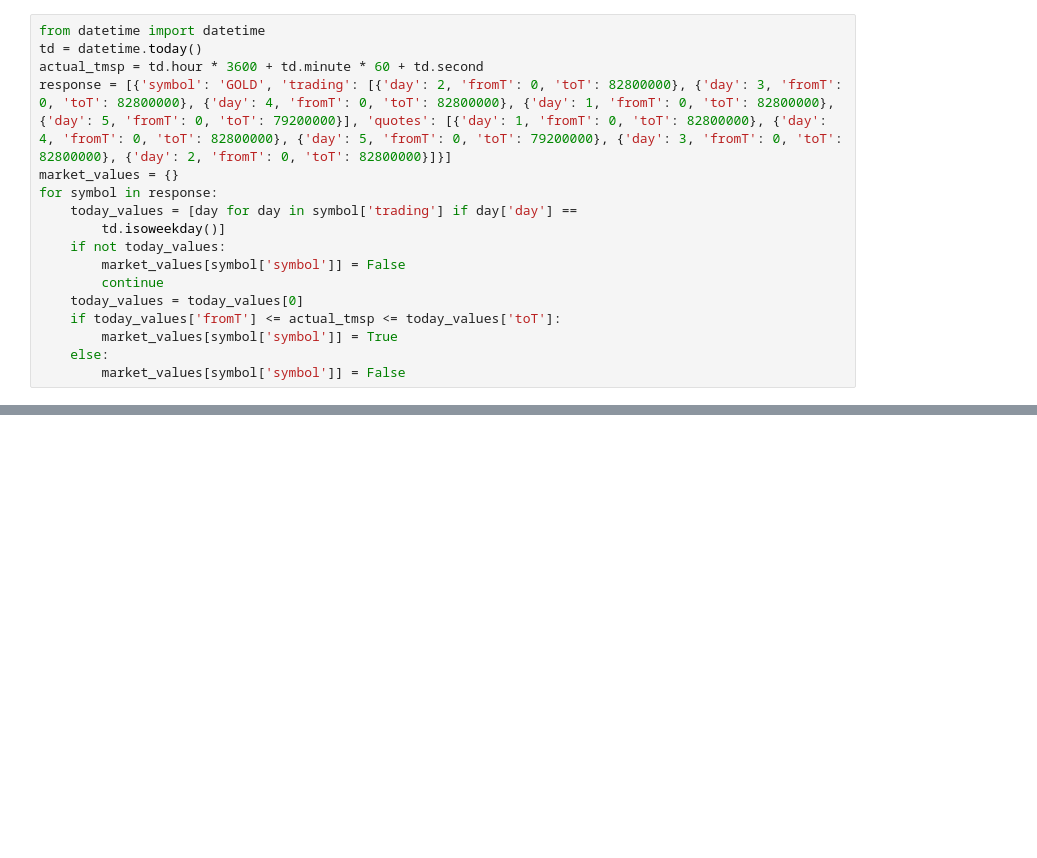
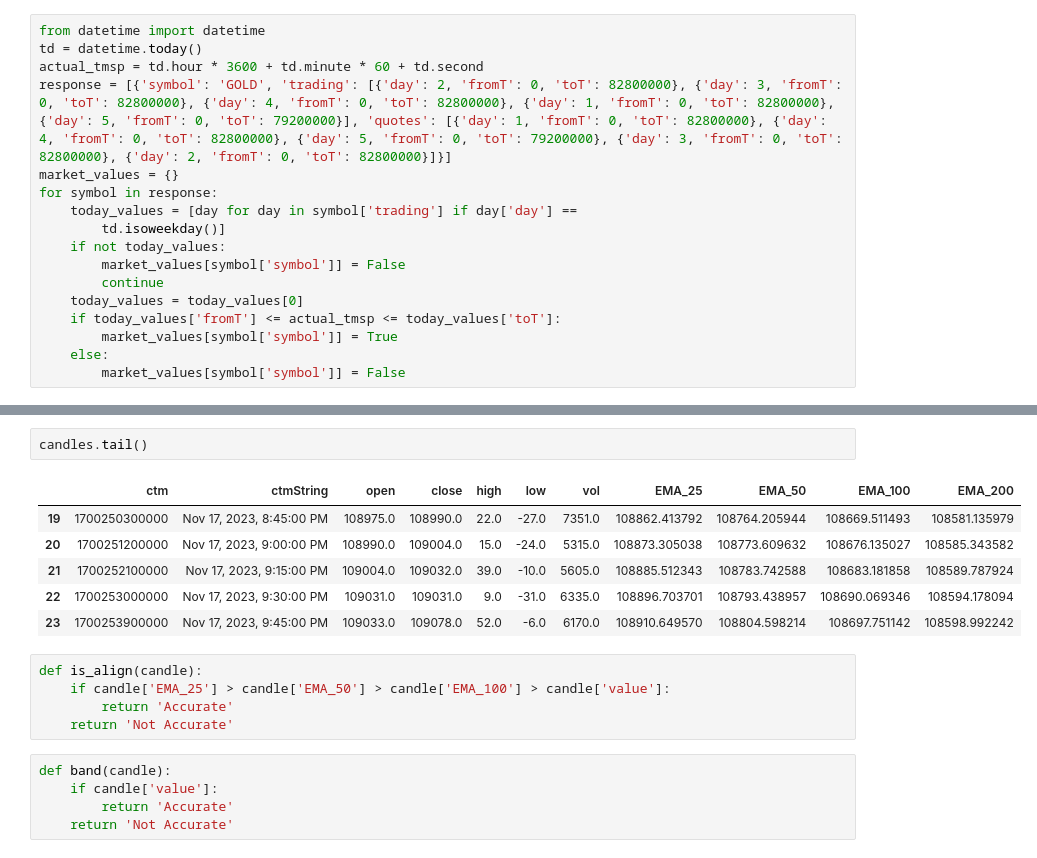
Before and after one commit to devnone21/xtb-trade, a Jupyter notebook: test.ipynb, the cells around one changed output, grey strips where cells are left out. Drawn from its saved outputs; the diff is of its cells as text; blank space fills up the shorter version.

```diff
--- a/test.ipynb
+++ b/test.ipynb
@@ -102,0 +127,19 @@ print(f'{today}: hh={hh}, mm={mm}')
+# %%
+candles.tail()
+# %% [output]
+|  | ctm | ctmString | open | close | high | low | vol | EMA_25 | EMA_50 | EMA_100 | EMA_200 |
+| 19 | 1700250300000 | Nov 17, 2023, 8:45:00 PM | 108975.0 | 108990.0 | 22.0 | -27.0 | 7351.0 | 108862.413792 | 108764.205944 | 108669.511493 | 108581.135979 |
+| 20 | 1700251200000 | Nov 17, 2023, 9:00:00 PM | 108990.0 | 109004.0 | 15.0 | -24.0 | 5315.0 | 108873.305038 | 108773.609632 | 108676.135027 | 108585.343582 |
+| 21 | 1700252100000 | Nov 17, 2023, 9:15:00 PM | 109004.0 | 109032.0 | 39.0 | -10.0 | 5605.0 | 108885.512343 | 108783.742588 | 108683.181858 | 108589.787924 |
+| 22 | 1700253000000 | Nov 17, 2023, 9:30:00 PM | 109031.0 | 109031.0 | 9.0 | -31.0 | 6335.0 | 108896.703701 | 108793.438957 | 108690.069346 | 108594.178094 |
+| 23 | 1700253900000 | Nov 17, 2023, 9:45:00 PM | 109033.0 | 109078.0 | 52.0 | -6.0 | 6170.0 | 108910.649570 | 108804.598214 | 108697.751142 | 108598.992242 |
+# %%
+def is_align(candle):
+    if candle['EMA_25'] > candle['EMA_50'] > candle['EMA_100'] > candle['value']:
+        return 'Accurate'
+    return 'Not Accurate'
+# %%
+def band(candle):
+    if candle['value']:
+        return 'Accurate'
+    return 'Not Accurate'
```
Also changed, not shown: parts of 8 cells of this notebook, 2 other files.
